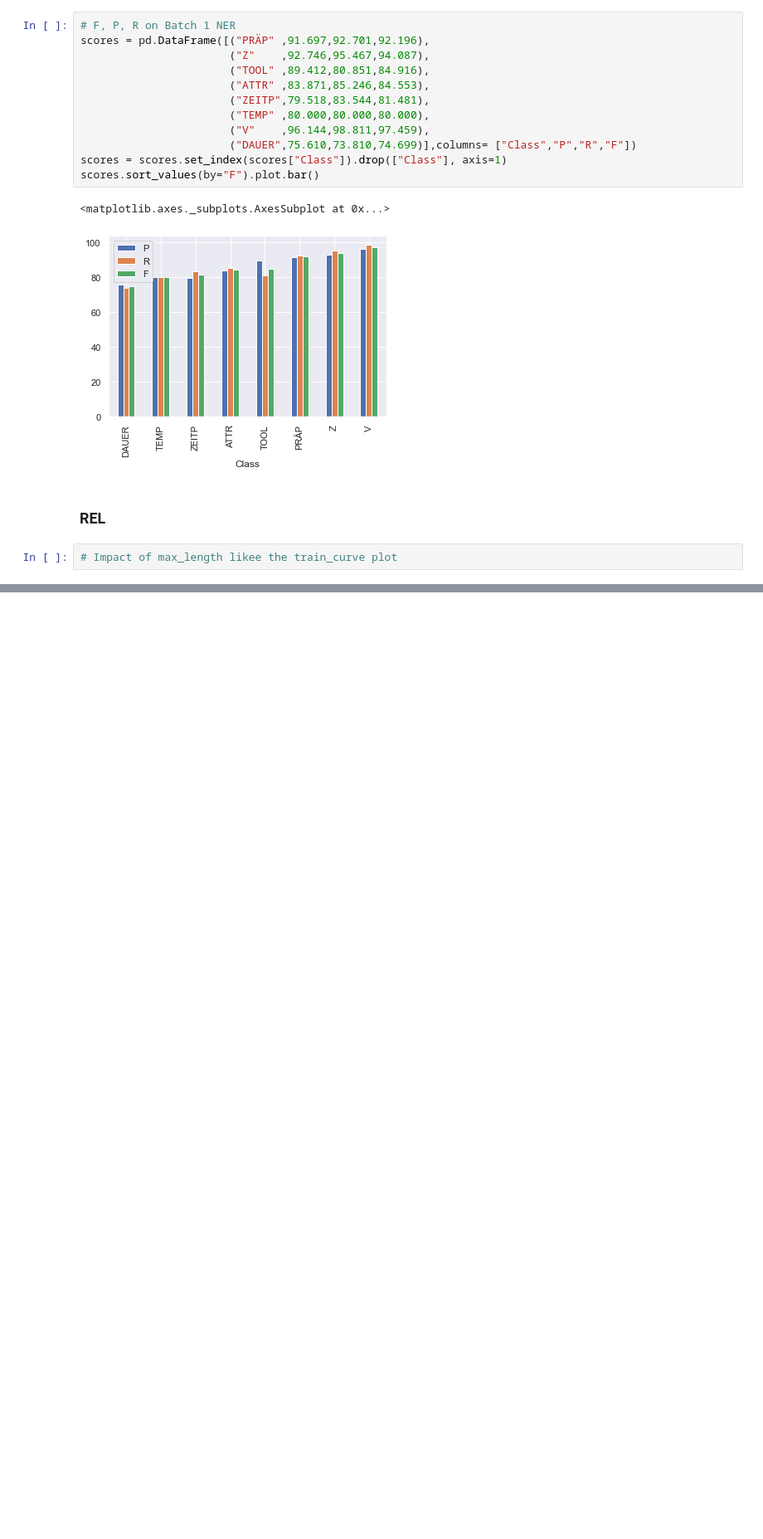
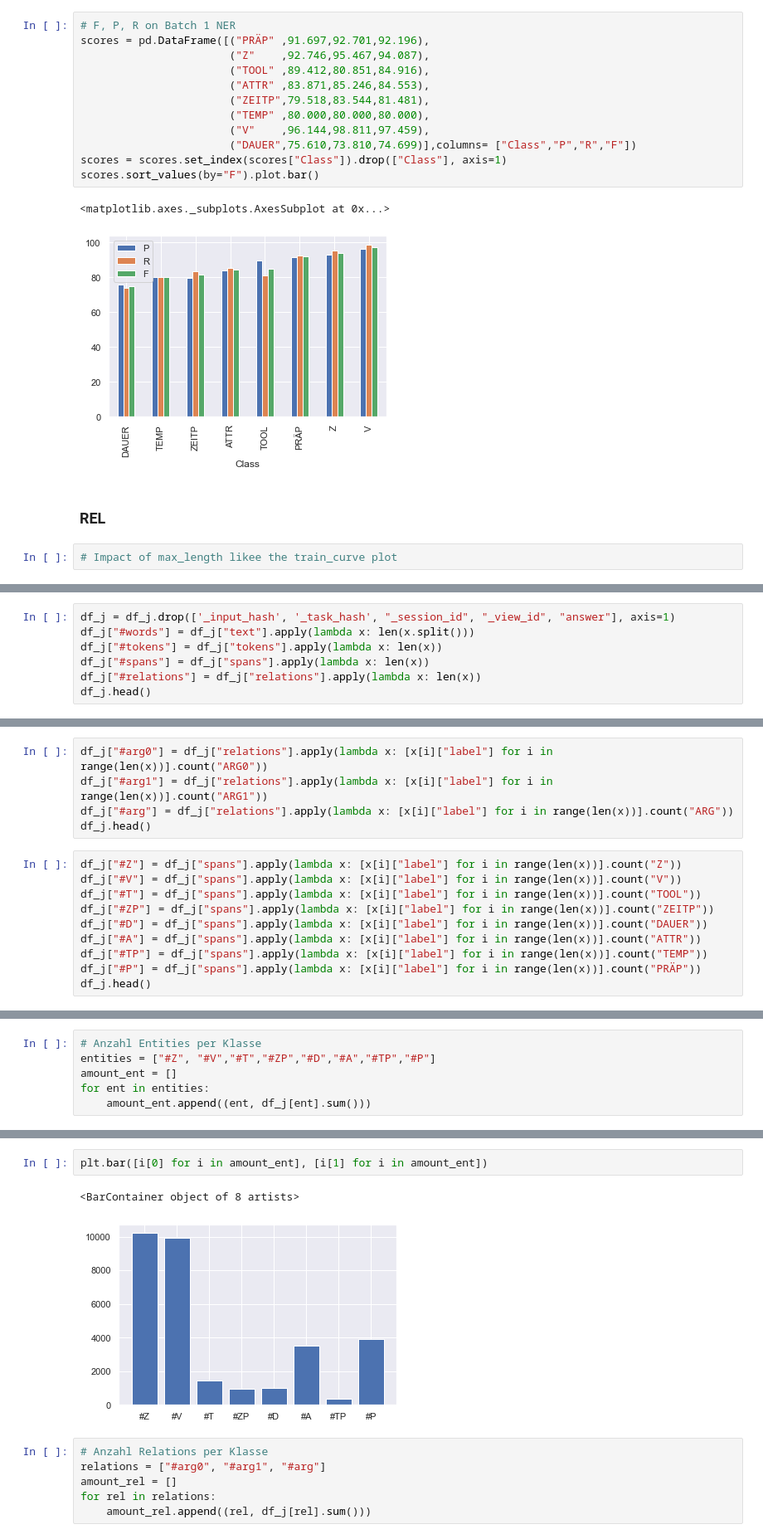
Before and after one commit to CorneliusSchramm/ReciParse_Scripts, a Jupyter notebook: 06_annotated_data_analysis/data_analysis_leo.ipynb, the cells around one changed output, grey strips where cells are left out. Shown: that part at 83% size. Saved outputs shown, nothing was run; the diff lists cells and outputs as text; blank space fills up the shorter version.

```diff
--- a/06_annotated_data_analysis/data_analysis_leo.ipynb
+++ b/06_annotated_data_analysis/data_analysis_leo.ipynb
@@ -280,0 +304,7 @@ scores.sort_values(by="F").plot.bar()
+# %%
+df_j = df_j.drop(['_input_hash', '_task_hash', "_session_id", "_view_id", "answer"], axis=1)
+df_j["#words"] = df_j["text"].apply(lambda x: len(x.split()))
+df_j["#tokens"] = df_j["tokens"].apply(lambda x: len(x))
+df_j["#spans"] = df_j["spans"].apply(lambda x: len(x))
+df_j["#relations"] = df_j["relations"].apply(lambda x: len(x))
+df_j.head()
@@ -280,0 +318,15 @@ scores.sort_values(by="F").plot.bar()
+# %%
+df_j["#arg0"] = df_j["relations"].apply(lambda x: [x[i]["label"] for i in range(len(x))].count("ARG0"))
+df_j["#arg1"] = df_j["relations"].apply(lambda x: [x[i]["label"] for i in range(len(x))].count("ARG1"))
+df_j["#arg"] = df_j["relations"].apply(lambda x: [x[i]["label"] for i in range(len(x))].count("ARG"))
+df_j.head()
+# %%
+df_j["#Z"] = df_j["spans"].apply(lambda x: [x[i]["label"] for i in range(len(x))].count("Z"))
+df_j["#V"] = df_j["spans"].apply(lambda x: [x[i]["label"] for i in range(len(x))].count("V"))
+df_j["#T"] = df_j["spans"].apply(lambda x: [x[i]["label"] for i in range(len(x))].count("TOOL"))
+df_j["#ZP"] = df_j["spans"].apply(lambda x: [x[i]["label"] for i in range(len(x))].count("ZEITP"))
+df_j["#D"] = df_j["spans"].apply(lambda x: [x[i]["label"] for i in range(len(x))].count("DAUER"))
+df_j["#A"] = df_j["spans"].apply(lambda x: [x[i]["label"] for i in range(len(x))].count("ATTR"))
+df_j["#TP"] = df_j["spans"].apply(lambda x: [x[i]["label"] for i in range(len(x))].count("TEMP"))
+df_j["#P"] = df_j["spans"].apply(lambda x: [x[i]["label"] for i in range(len(x))].count("PRÄP"))
+df_j.head()
@@ -280,0 +352,6 @@ scores.sort_values(by="F").plot.bar()
+# %%
+# Anzahl Entities per Klasse
+entities = ["#Z", "#V","#T","#ZP","#D","#A","#TP","#P"]
+amount_ent = []
+for ent in entities:
+    amount_ent.append((ent, df_j[ent].sum()))
@@ -280,0 +369,11 @@ scores.sort_values(by="F").plot.bar()
+# %%
+plt.bar([i[0] for i in amount_ent], [i[1] for i in amount_ent])
+# %% [output]
+<BarContainer object of 8 artists>
+[figure, added]
+# %%
+# Anzahl Relations per Klasse
+relations = ["#arg0", "#arg1", "#arg"]
+amount_rel = []
+for rel in relations:
+    amount_rel.append((rel, df_j[rel].sum()))
```
Also changed, not shown: parts of 19 cells of this notebook, 1 other file.
